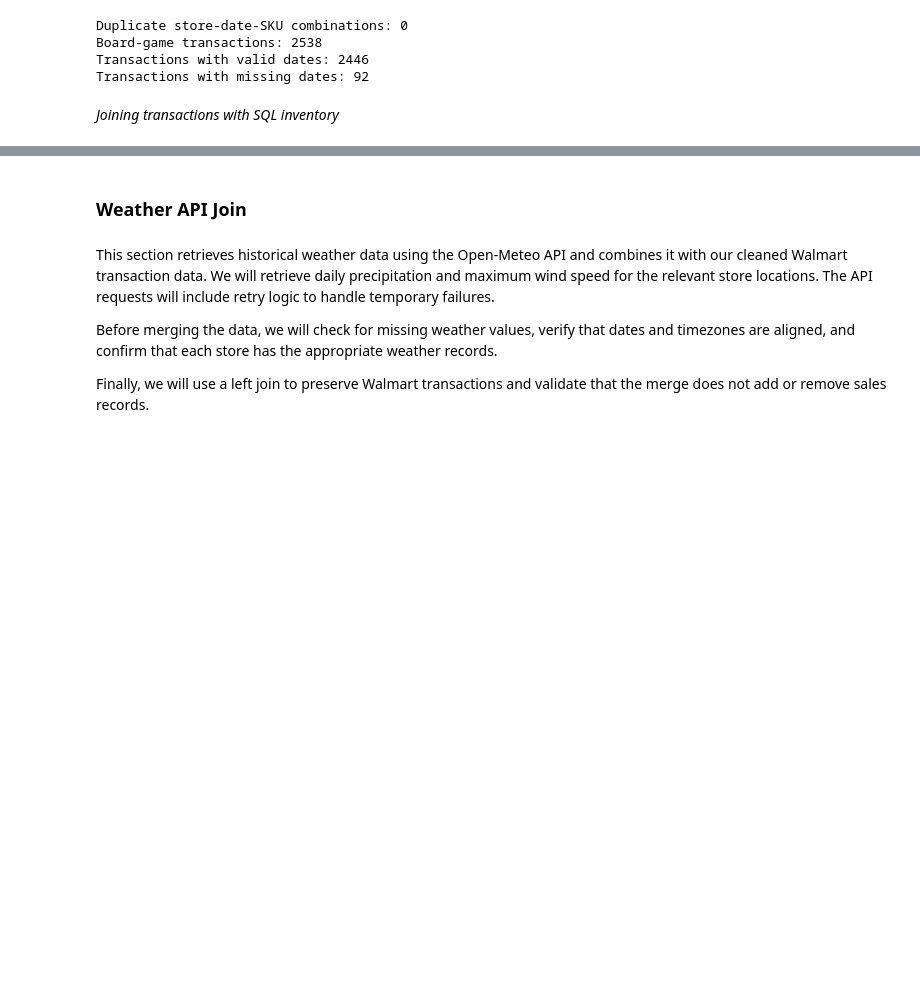
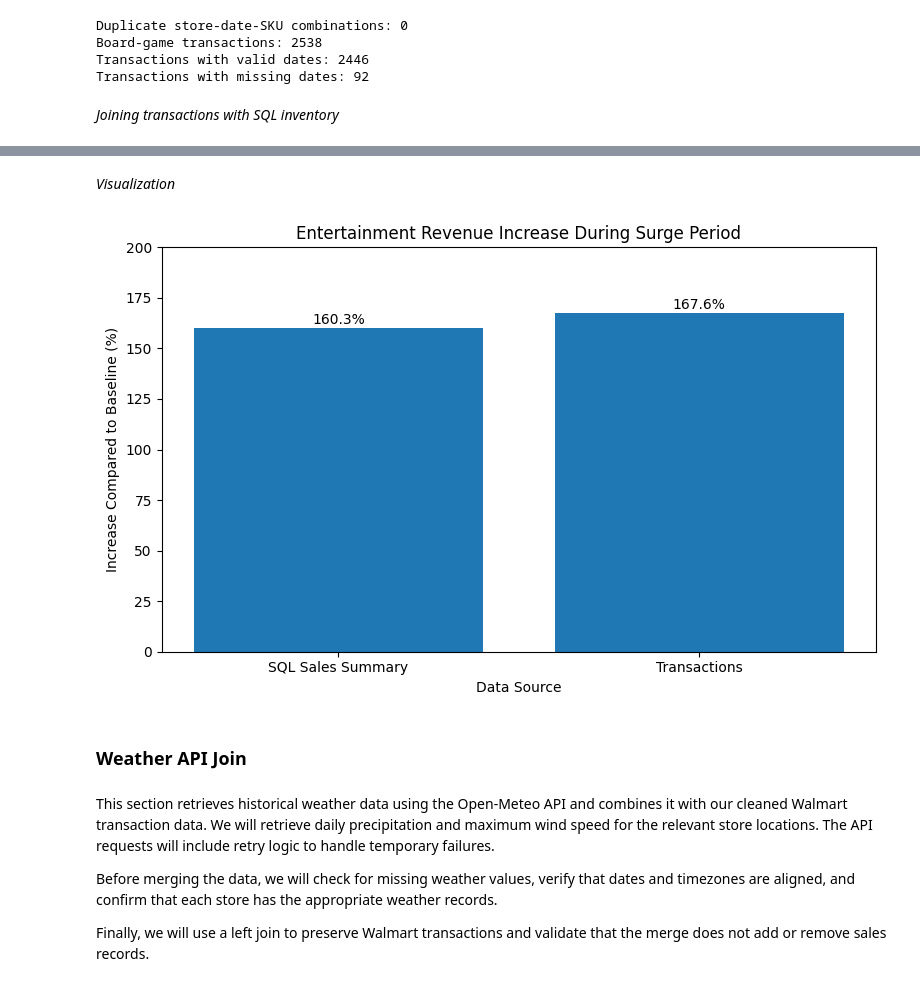
Before and after one commit to raffaellaalpaca-ai/walmart-hurricane-project, a Jupyter notebook: Walmart_Midterm_Notebook_(DS_2002).ipynb, the cells around one changed output, grey strips where cells are left out. Cells and saved outputs as stored; diff of their text form; code cells hidden in the pictures; blank space fills up the shorter version.

Commit message:
visualization

```diff
--- a/Walmart_Midterm_Notebook_(DS_2002).ipynb
+++ b/Walmart_Midterm_Notebook_(DS_2002).ipynb
@@ -1750,3 +2008,29 @@ display(
+# %% [markdown]
+*Visualization*
+# %%
+import matplotlib.pyplot as plt
+
+# Compare percentage increases from both datasets
+plt.figure(figsize=(8, 5))
+
+plt.bar(
+    ["SQL Sales Summary", "Transactions"],
+    results["Percent Increase"]
+)
+
+plt.title("Entertainment Revenue Increase During Surge Period")
+plt.ylabel("Increase Compared to Baseline (%)")
+plt.xlabel("Data Source")
+
+# Add percentage labels above bars
+for i, value in enumerate(results["Percent Increase"]):
+    plt.text(i, value + 2, f"{value:.1f}%", ha="center")
+
+plt.ylim(0, 200)
+plt.tight_layout()
+plt.show()
+# %% [output]
+[figure, added]
 # %% [markdown]
 ### **Weather API Join**
 # %% [markdown]
```
Also changed, not shown: parts of 10 cells of this notebook.
